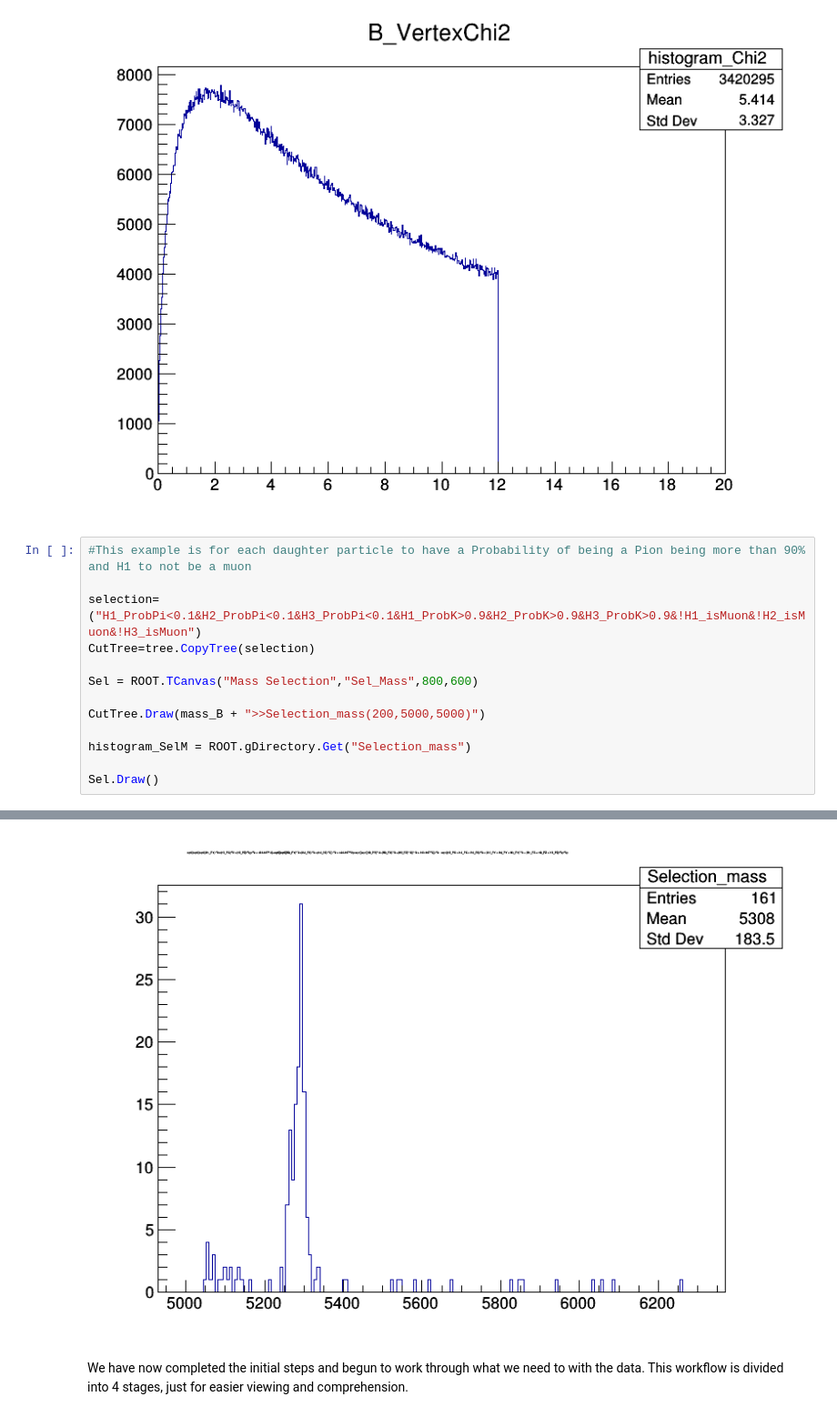
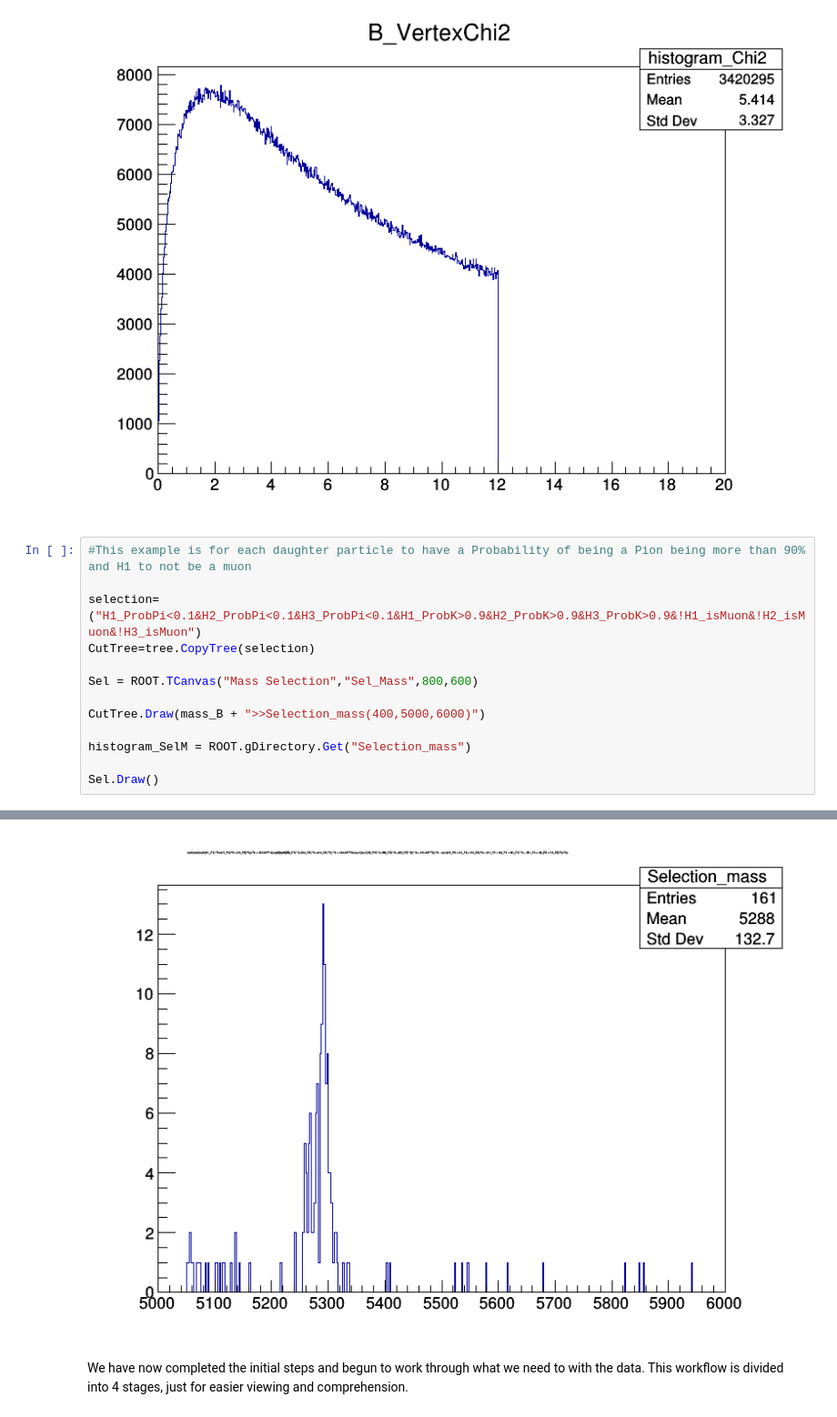
Before and after one commit to MerlijnvEmmerik/Mijnrel, a Jupyter notebook: Week_4.ipynb, the cells around one changed output, grey strips where cells are left out. Shown at 91% size. Cells and saved outputs as stored; diff of their text form.

```diff
--- a/Week_4.ipynb
+++ b/Week_4.ipynb
@@ -364,7 +364,7 @@ CutTree=tree.CopyTree(selection)
 
 Sel = ROOT.TCanvas("Mass Selection","Sel_Mass",800,600)
 
-CutTree.Draw(mass_B + ">>Selection_mass(200,5000,5000)")
+CutTree.Draw(mass_B + ">>Selection_mass(400,5000,6000)")
 
 histogram_SelM = ROOT.gDirectory.Get("Selection_mass")
 
@@ -373,4 +374,4 @@ Sel.Draw()
-[figure, old version]
+[figure, new version]
 # %% [markdown]
 We have now completed the initial steps and begun to work through what we need to with the data. This workflow is divided into 4 stages, just for easier viewing and comprehension.
 # %%
```
Also changed, not shown: parts of 5 cells of this notebook.
